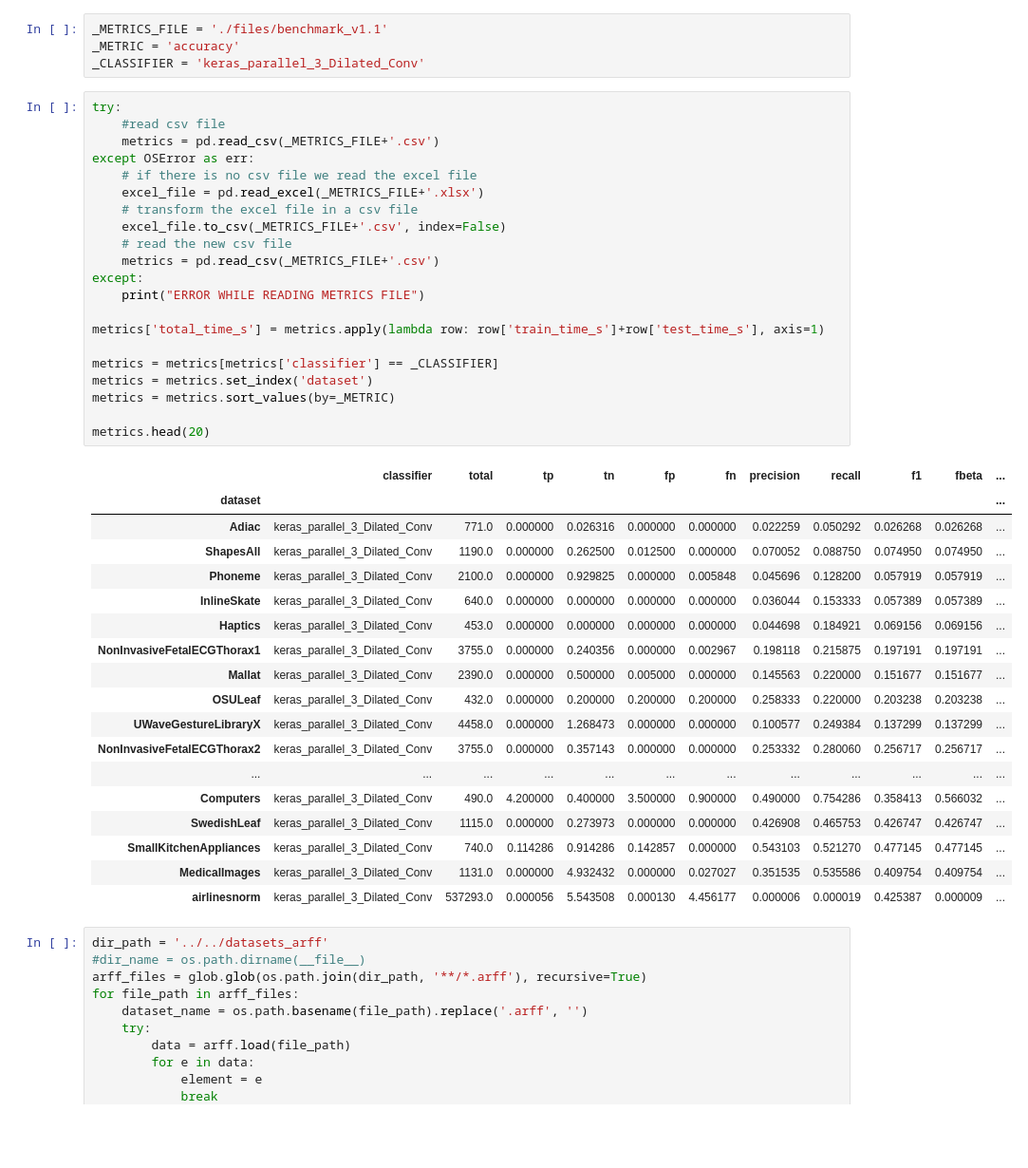
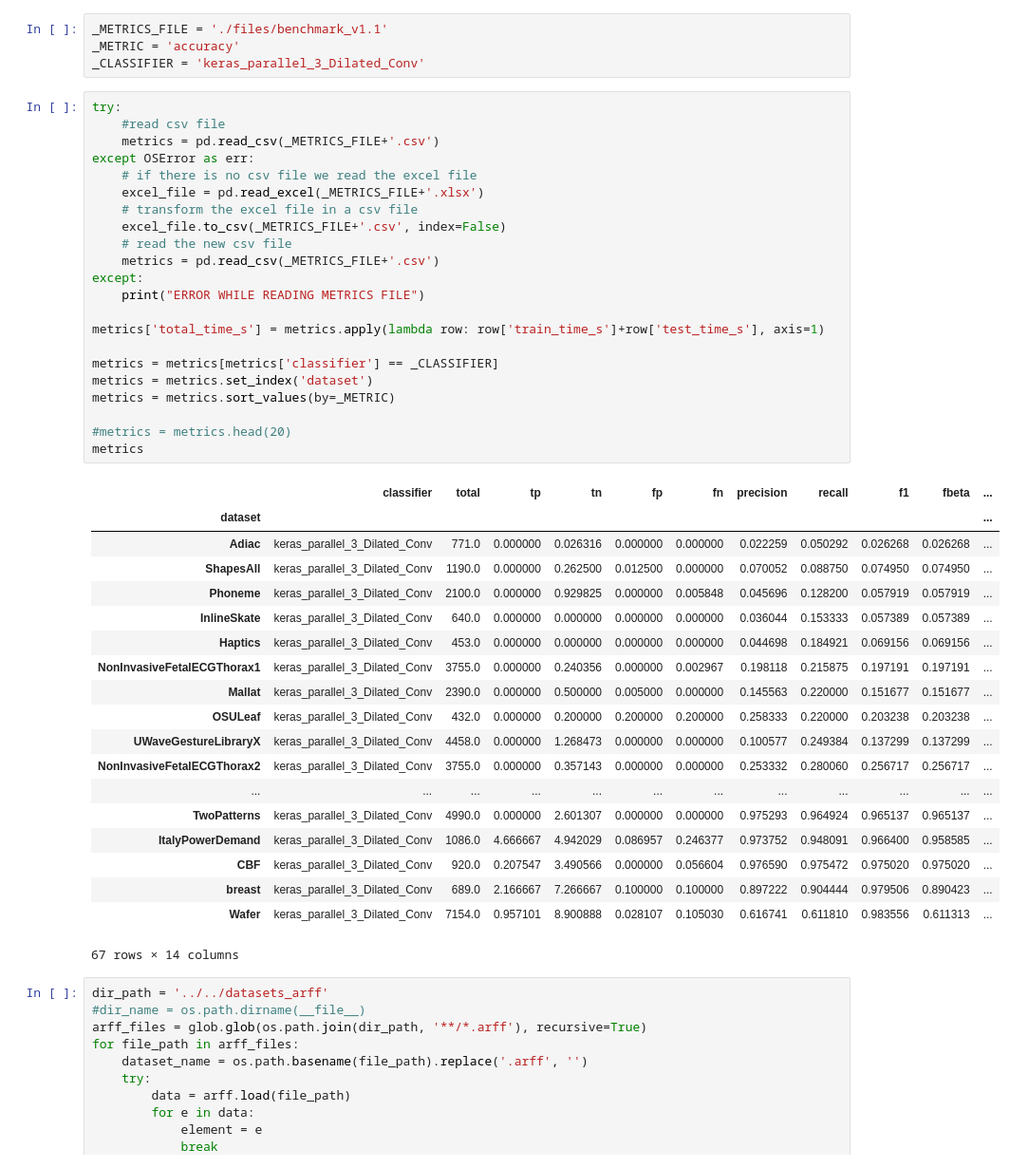
Before and after one commit to pedrolarben/ADLStream, a Jupyter notebook: utils/notebooks/study_worst_dataset.ipynb, the cells around one changed output. Shown: that part at 95% size. Saved outputs shown, nothing was run; the diff lists cells and outputs as text; blank space fills up the shorter version.

```diff
--- a/utils/notebooks/study_worst_dataset.ipynb
+++ b/utils/notebooks/study_worst_dataset.ipynb
@@ -22,39 +22,41 @@ try:
 except OSError as err:
     # if there is no csv file we read the excel file
     excel_file = pd.read_excel(_METRICS_FILE+'.xlsx')
     # transform the excel file in a csv file
     excel_file.to_csv(_METRICS_FILE+'.csv', index=False)
     # read the new csv file
     metrics = pd.read_csv(_METRICS_FILE+'.csv')
 except:
     print("ERROR WHILE READING METRICS FILE")
 
 metrics['total_time_s'] = metrics.apply(lambda row: row['train_time_s']+row['test_time_s'], axis=1)
 
 metrics = metrics[metrics['classifier'] == _CLASSIFIER]
 metrics = metrics.set_index('dataset')
 metrics = metrics.sort_values(by=_METRIC)
 
-metrics.head(20)
+#metrics = metrics.head(20)
+metrics
 # %% [output]
 |  | classifier | total | tp | tn | fp | fn | precision | recall | f1 | fbeta | ... |
 | dataset |  |  |  |  |  |  |  |  |  |  | ... |
 | Adiac | keras_parallel_3_Dilated_Conv | 771.0 | 0.000000 | 0.026316 | 0.000000 | 0.000000 | 0.022259 | 0.050292 | 0.026268 | 0.026268 | ... |
 | ShapesAll | keras_parallel_3_Dilated_Conv | 1190.0 | 0.000000 | 0.262500 | 0.012500 | 0.000000 | 0.070052 | 0.088750 | 0.074950 | 0.074950 | ... |
 | Phoneme | keras_parallel_3_Dilated_Conv | 2100.0 | 0.000000 | 0.929825 | 0.000000 | 0.005848 | 0.045696 | 0.128200 | 0.057919 | 0.057919 | ... |
 | InlineSkate | keras_parallel_3_Dilated_Conv | 640.0 | 0.000000 | 0.000000 | 0.000000 | 0.000000 | 0.036044 | 0.153333 | 0.057389 | 0.057389 | ... |
 | Haptics | keras_parallel_3_Dilated_Conv | 453.0 | 0.000000 | 0.000000 | 0.000000 | 0.000000 | 0.044698 | 0.184921 | 0.069156 | 0.069156 | ... |
 | NonInvasiveFetalECGThorax1 | keras_parallel_3_Dilated_Conv | 3755.0 | 0.000000 | 0.240356 | 0.000000 | 0.002967 | 0.198118 | 0.215875 | 0.197191 | 0.197191 | ... |
 | Mallat | keras_parallel_3_Dilated_Conv | 2390.0 | 0.000000 | 0.500000 | 0.005000 | 0.000000 | 0.145563 | 0.220000 | 0.151677 | 0.151677 | ... |
 | OSULeaf | keras_parallel_3_Dilated_Conv | 432.0 | 0.000000 | 0.200000 | 0.200000 | 0.200000 | 0.258333 | 0.220000 | 0.203238 | 0.203238 | ... |
 | UWaveGestureLibraryX | keras_parallel_3_Dilated_Conv | 4458.0 | 0.000000 | 1.268473 | 0.000000 | 0.000000 | 0.100577 | 0.249384 | 0.137299 | 0.137299 | ... |
 | NonInvasiveFetalECGThorax2 | keras_parallel_3_Dilated_Conv | 3755.0 | 0.000000 | 0.357143 | 0.000000 | 0.000000 | 0.253332 | 0.280060 | 0.256717 | 0.256717 | ... |
 | ... | ... | ... | ... | ... | ... | ... | ... | ... | ... | ... | ... |
-| Computers | keras_parallel_3_Dilated_Conv | 490.0 | 4.200000 | 0.400000 | 3.500000 | 0.900000 | 0.490000 | 0.754286 | 0.358413 | 0.566032 | ... |
-| SwedishLeaf | keras_parallel_3_Dilated_Conv | 1115.0 | 0.000000 | 0.273973 | 0.000000 | 0.000000 | 0.426908 | 0.465753 | 0.426747 | 0.426747 | ... |
-| SmallKitchenAppliances | keras_parallel_3_Dilated_Conv | 740.0 | 0.114286 | 0.914286 | 0.142857 | 0.000000 | 0.543103 | 0.521270 | 0.477145 | 0.477145 | ... |
-| MedicalImages | keras_parallel_3_Dilated_Conv | 1131.0 | 0.000000 | 4.932432 | 0.000000 | 0.027027 | 0.351535 | 0.535586 | 0.409754 | 0.409754 | ... |
-| airlinesnorm | keras_parallel_3_Dilated_Conv | 537293.0 | 0.000056 | 5.543508 | 0.000130 | 4.456177 | 0.000006 | 0.000019 | 0.425387 | 0.000009 | ... |
+| TwoPatterns | keras_parallel_3_Dilated_Conv | 4990.0 | 0.000000 | 2.601307 | 0.000000 | 0.000000 | 0.975293 | 0.964924 | 0.965137 | 0.965137 | ... |
+| ItalyPowerDemand | keras_parallel_3_Dilated_Conv | 1086.0 | 4.666667 | 4.942029 | 0.086957 | 0.246377 | 0.973752 | 0.948091 | 0.966400 | 0.958585 | ... |
+| CBF | keras_parallel_3_Dilated_Conv | 920.0 | 0.207547 | 3.490566 | 0.000000 | 0.056604 | 0.976590 | 0.975472 | 0.975020 | 0.975020 | ... |
+| breast | keras_parallel_3_Dilated_Conv | 689.0 | 2.166667 | 7.266667 | 0.100000 | 0.100000 | 0.897222 | 0.904444 | 0.979506 | 0.890423 | ... |
+| Wafer | keras_parallel_3_Dilated_Conv | 7154.0 | 0.957101 | 8.900888 | 0.028107 | 0.105030 | 0.616741 | 0.611810 | 0.983556 | 0.611313 | ... |
+67 rows × 14 columns
 # %%
 dir_path = '../../datasets_arff'
 #dir_name = os.path.dirname(__file__)
```
Also changed, not shown: parts of 2 cells of this notebook, 1 other file.
